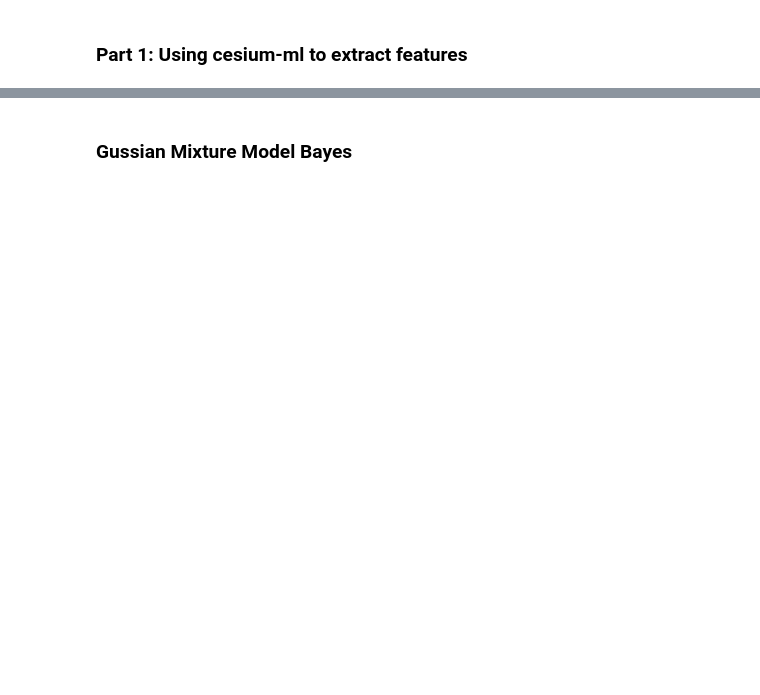
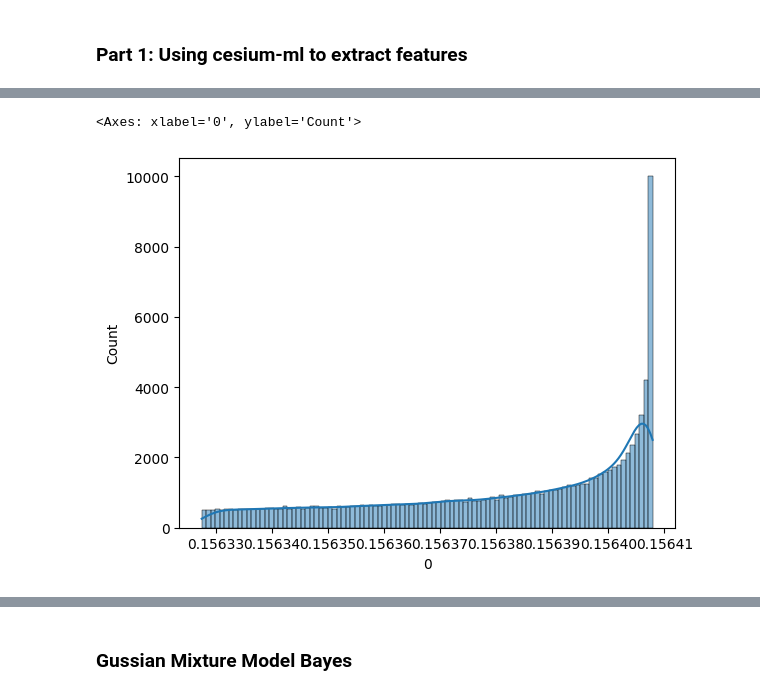
Before and after one commit to mmckay18/astr598_spr24_classification_repo, a Jupyter notebook: NOTEBOOKS/classification_models.ipynb, the cells around one changed output, grey strips where cells are left out. Cells and saved outputs as stored; diff of their text form; code cells hidden in the pictures; blank space fills up the shorter version.

```diff
--- a/NOTEBOOKS/classification_models.ipynb
+++ b/NOTEBOOKS/classification_models.ipynb
@@ -112,0 +127,5 @@ fset_cesium.head()
+# %%
+sns.histplot(fset_cesium['max_slope'].loc[0], bins=100, kde=True)
+# %% [output]
+<Axes: xlabel='0', ylabel='Count'>
+[figure, added]
```
Also changed, not shown: parts of 25 cells of this notebook.
